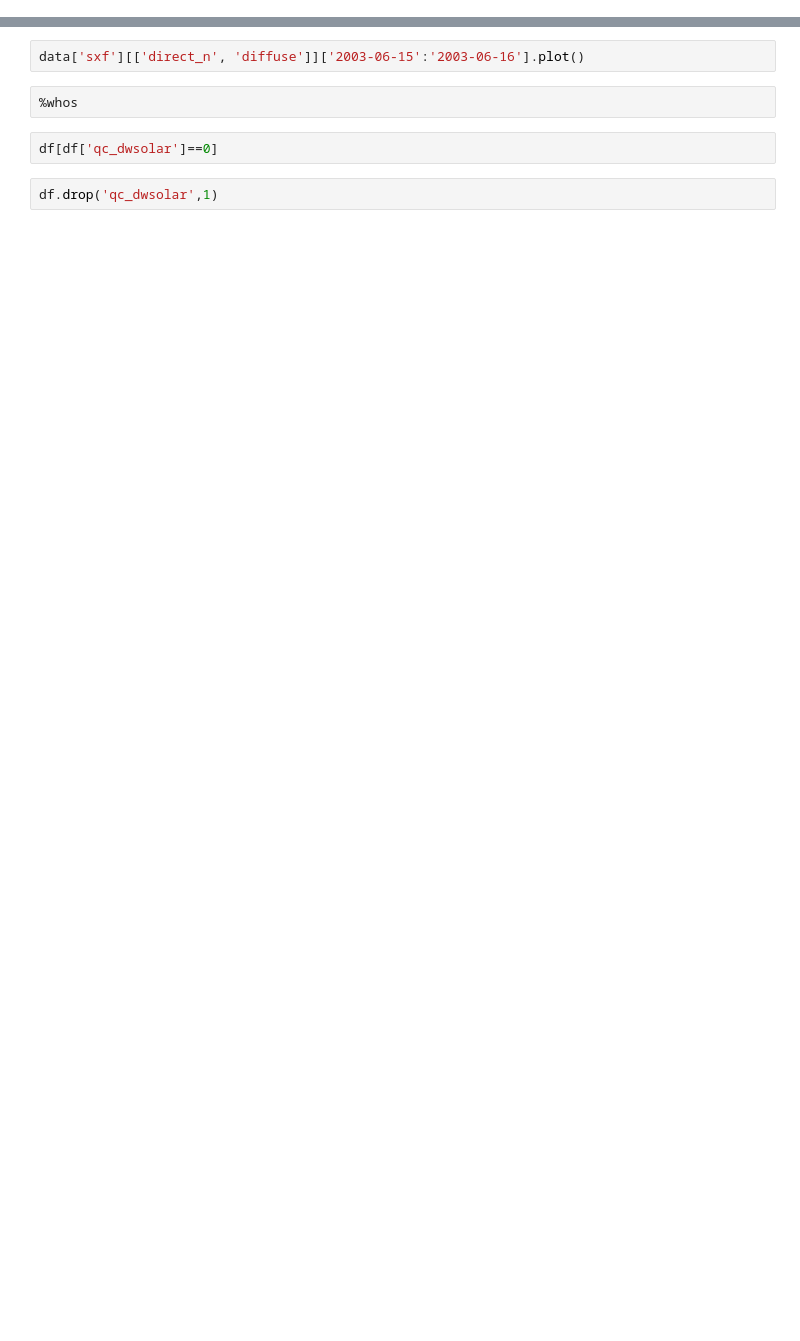
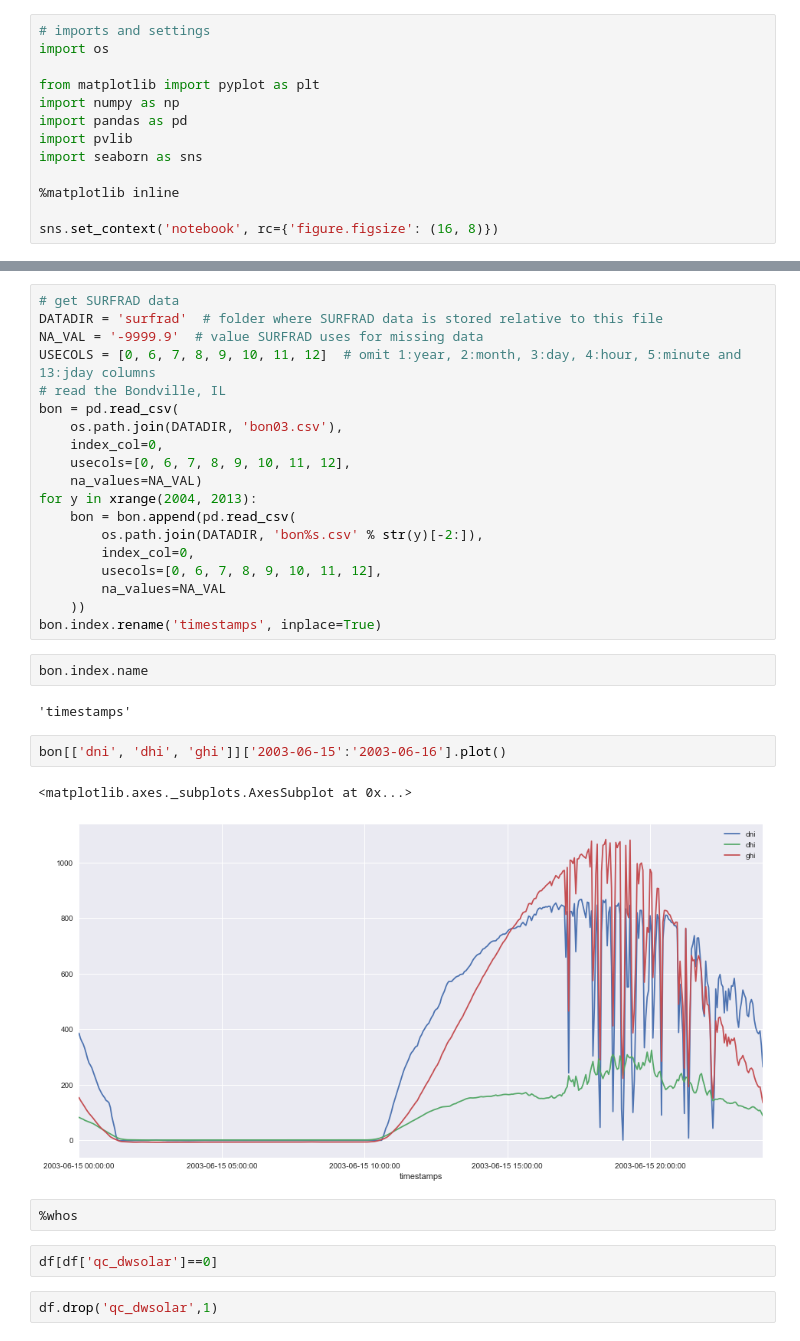
Before and after one commit to mikofski/pvsc44-clearsky-aod, a Jupyter notebook: PVSC-Clearsky-AOD.ipynb, the cells around one changed output, grey strips where cells are left out. Drawn from its saved outputs; the diff is of its cells as text; blank space fills up the shorter version.

```diff
--- a/PVSC-Clearsky-AOD.ipynb
+++ b/PVSC-Clearsky-AOD.ipynb
@@ -26,0 +27,13 @@ data['sxf'][['zen', 'dw_solar', 'direct_n', 'diffuse', 'temp', 'rh', 'windspd',
+# %%
+# imports and settings
+import os
+
+from matplotlib import pyplot as plt
+import numpy as np
+import pandas as pd
+import pvlib
+import seaborn as sns
+
+%matplotlib inline
+
+sns.set_context('notebook', rc={'figure.figsize': (16, 8)})
@@ -27,5 +43,31 @@ data['sxf'][['zen', 'dw_solar', 'direct_n', 'diffuse', 'temp', 'rh', 'windspd',
+# %%
+# get SURFRAD data
+DATADIR = 'surfrad'  # folder where SURFRAD data is stored relative to this file
+NA_VAL = '-9999.9'  # value SURFRAD uses for missing data
+USECOLS = [0, 6, 7, 8, 9, 10, 11, 12]  # omit 1:year, 2:month, 3:day, 4:hour, 5:minute and 13:jday columns
+# read the Bondville, IL
+bon = pd.read_csv(
+    os.path.join(DATADIR, 'bon03.csv'),
+    index_col=0,
+    usecols=[0, 6, 7, 8, 9, 10, 11, 12],
+    na_values=NA_VAL)
+for y in xrange(2004, 2013):
+    bon = bon.append(pd.read_csv(
+        os.path.join(DATADIR, 'bon%s.csv' % str(y)[-2:]),
+        index_col=0,
+        usecols=[0, 6, 7, 8, 9, 10, 11, 12],
+        na_values=NA_VAL
+    ))
+bon.index.rename('timestamps', inplace=True)
+# %%
+bon.index.name
+# %% [output]
+'timestamps'
 # %%
-data['sxf'][['direct_n', 'diffuse']]['2003-06-15':'2003-06-16'].plot()
+bon[['dni', 'dhi', 'ghi']]['2003-06-15':'2003-06-16'].plot()
+# %% [output]
+<matplotlib.axes._subplots.AxesSubplot at 0x...>
+[figure, added]
 # %%
 %whos
 # %%
```
Also changed, not shown: parts of 6 cells of this notebook, 2 other files.
